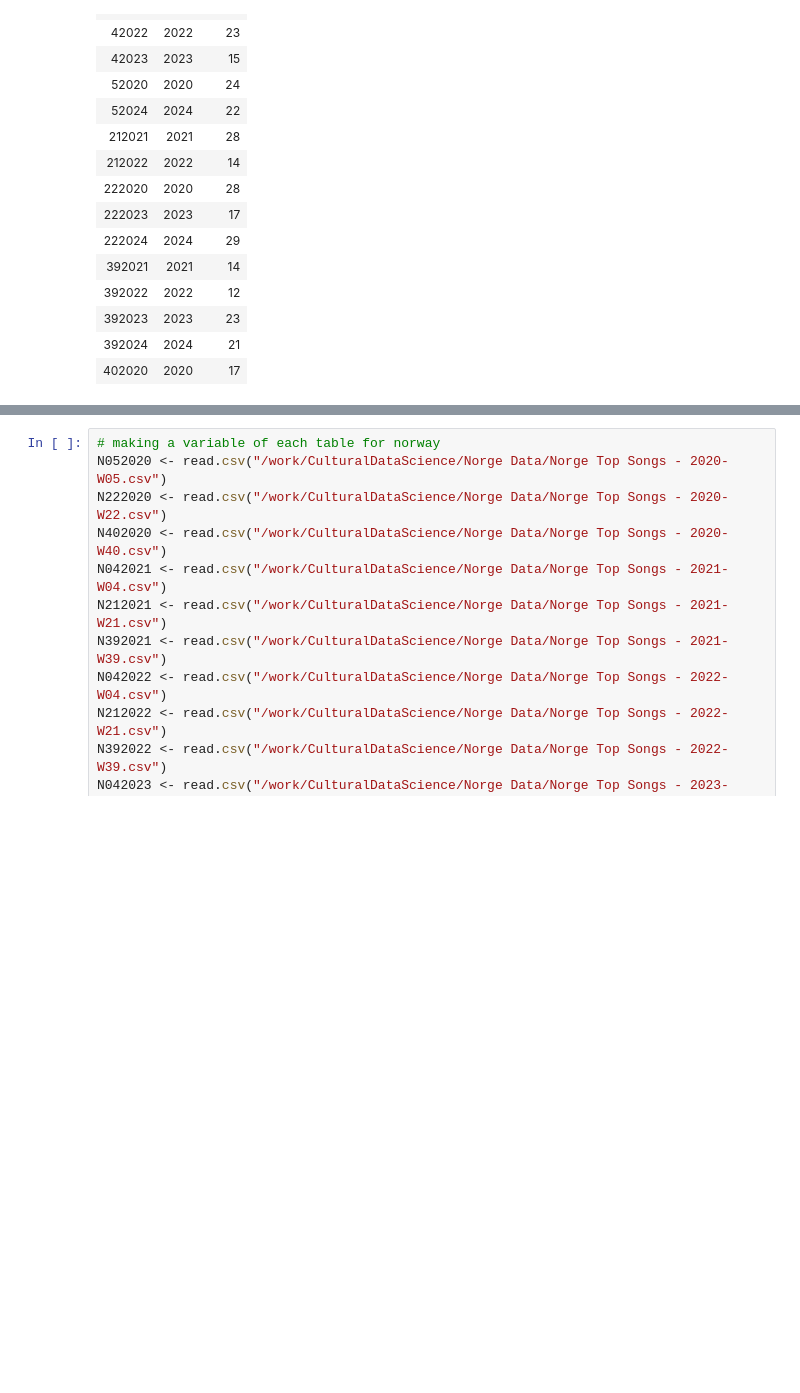
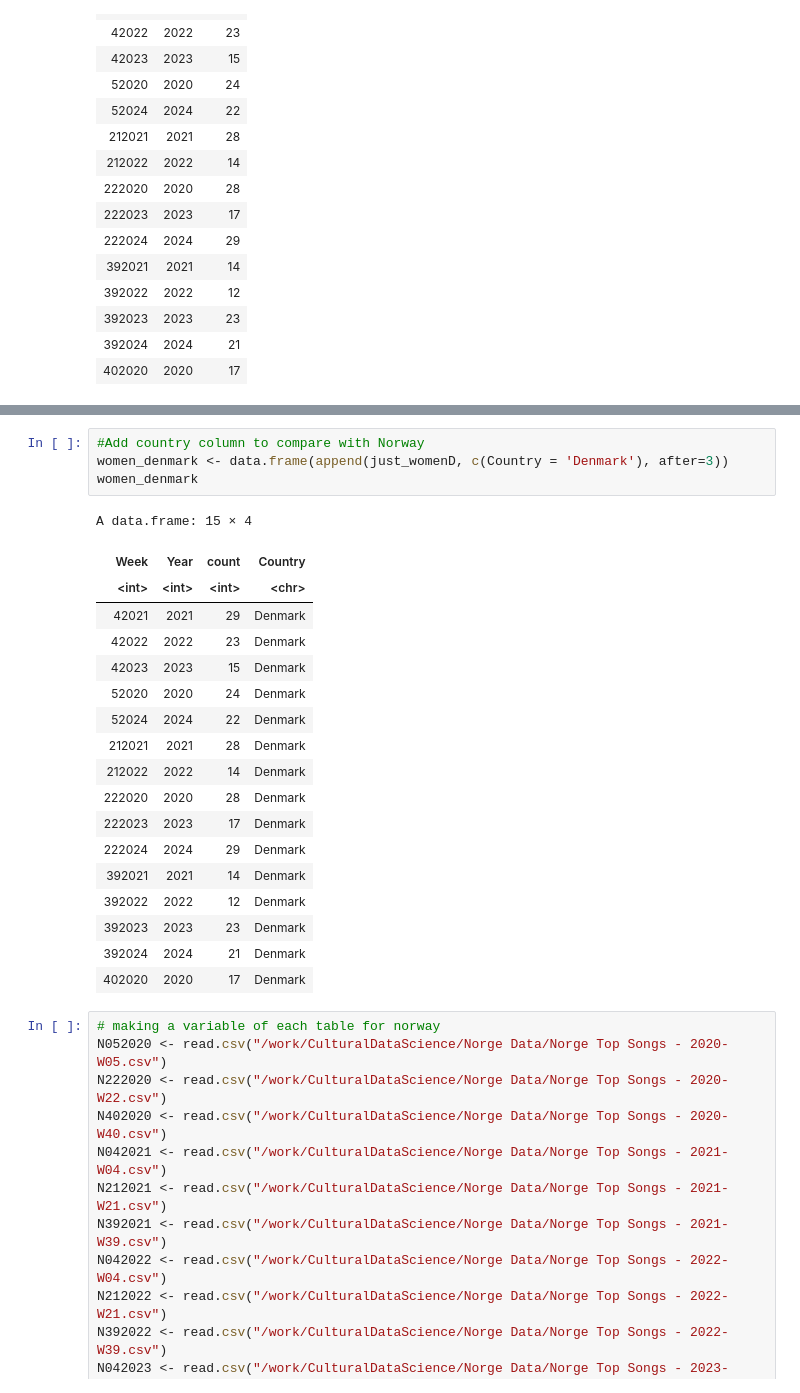
Before and after one commit to LiseFalden/CulturalDataScience, a Jupyter notebook: Coding Project.ipynb, the cells around one changed output, grey strips where cells are left out. Saved outputs shown, nothing was run; the diff lists cells and outputs as text; blank space fills up the shorter version.

```diff
--- a/Coding Project.ipynb
+++ b/Coding Project.ipynb
@@ -175,3 +218,26 @@ ggplot(just_womenD,
+# %%
+#Add country column to compare with Norway
+women_denmark <- data.frame(append(just_womenD, c(Country = 'Denmark'), after=3))
+women_denmark
+# %% [output]
+A data.frame: 15 × 4
+| Week | Year | count | Country |
+| <int> | <int> | <int> | <chr> |
+| 42021 | 2021 | 29 | Denmark |
+| 42022 | 2022 | 23 | Denmark |
+| 42023 | 2023 | 15 | Denmark |
+| 52020 | 2020 | 24 | Denmark |
+| 52024 | 2024 | 22 | Denmark |
+| 212021 | 2021 | 28 | Denmark |
+| 212022 | 2022 | 14 | Denmark |
+| 222020 | 2020 | 28 | Denmark |
+| 222023 | 2023 | 17 | Denmark |
+| 222024 | 2024 | 29 | Denmark |
+| 392021 | 2021 | 14 | Denmark |
+| 392022 | 2022 | 12 | Denmark |
+| 392023 | 2023 | 23 | Denmark |
+| 392024 | 2024 | 21 | Denmark |
+| 402020 | 2020 | 17 | Denmark |
 # %%
 # making a variable of each table for norway
 N052020 <- read.csv("/work/CulturalDataScience/Norge Data/Norge Top Songs - 2020-W05.csv")
```
Also changed, not shown: parts of 19 cells of this notebook, 1 other file.
